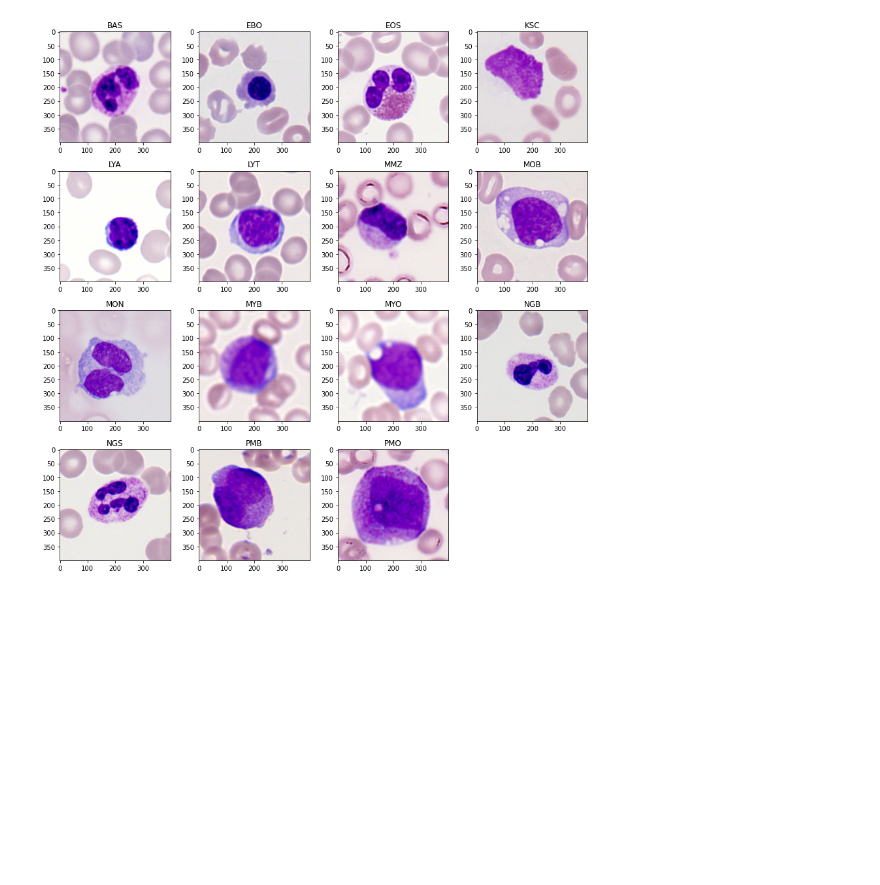
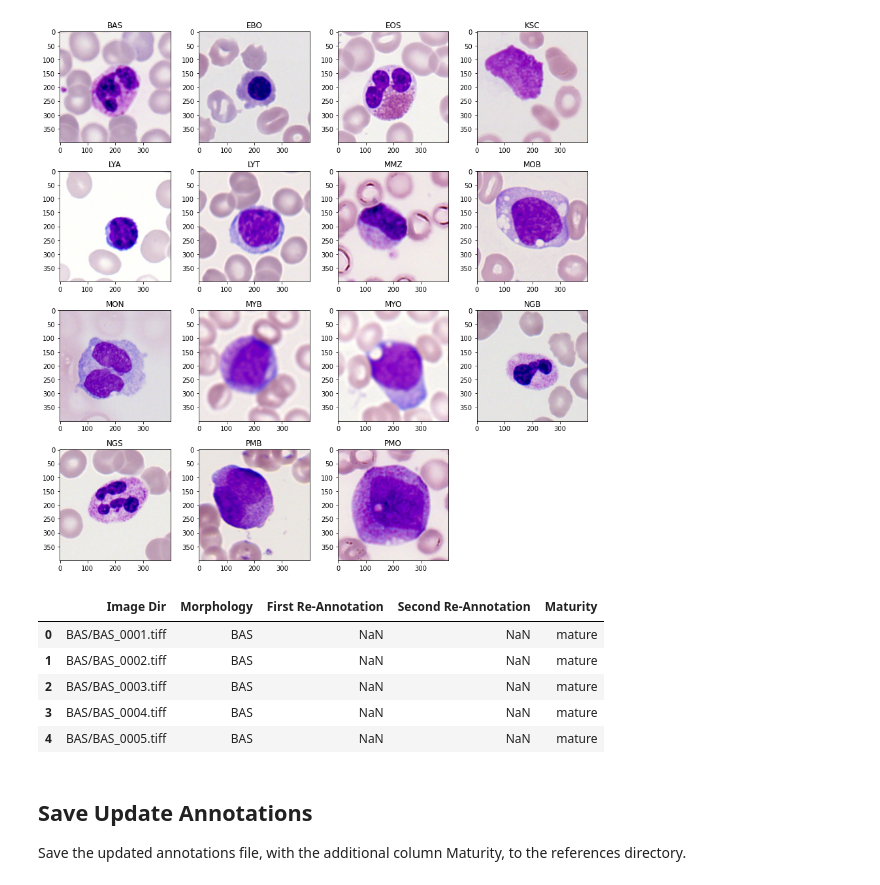
Before and after one commit to dmclark53/Springboard, a Jupyter notebook: Capstone-Project-Three/notebooks/1.0-dc-data-wrangling.ipynb, the cells around one changed output. Cells and saved outputs as stored; diff of their text form; code cells hidden in the pictures; blank space fills up the shorter version.

Commit message:
Save updated annotations to file.

```diff
--- a/Capstone-Project-Three/notebooks/1.0-dc-data-wrangling.ipynb
+++ b/Capstone-Project-Three/notebooks/1.0-dc-data-wrangling.ipynb
@@ -180,3 +180,15 @@ The four color channels indicates that the TIFF images follow a CMYK format.
 viz.display_images(image_list, 4)
 # %% [output]
 [figure]
+# %%
+df_annotate.head()
+# %% [output]
+|  | Image Dir | Morphology | First Re-Annotation | Second Re-Annotation | Maturity |
+| 0 | BAS/BAS_0001.tiff | BAS | NaN | NaN | mature |
+| 1 | BAS/BAS_0002.tiff | BAS | NaN | NaN | mature |
+| 2 | BAS/BAS_0003.tiff | BAS | NaN | NaN | mature |
+| 3 | BAS/BAS_0004.tiff | BAS | NaN | NaN | mature |
+| 4 | BAS/BAS_0005.tiff | BAS | NaN | NaN | mature |
+# %% [markdown]
+## Save Update Annotations
+Save the updated annotations file, with the additional column Maturity, to the references directory.
```
Also changed, not shown: parts of 1 cell of this notebook, 1 other file.
